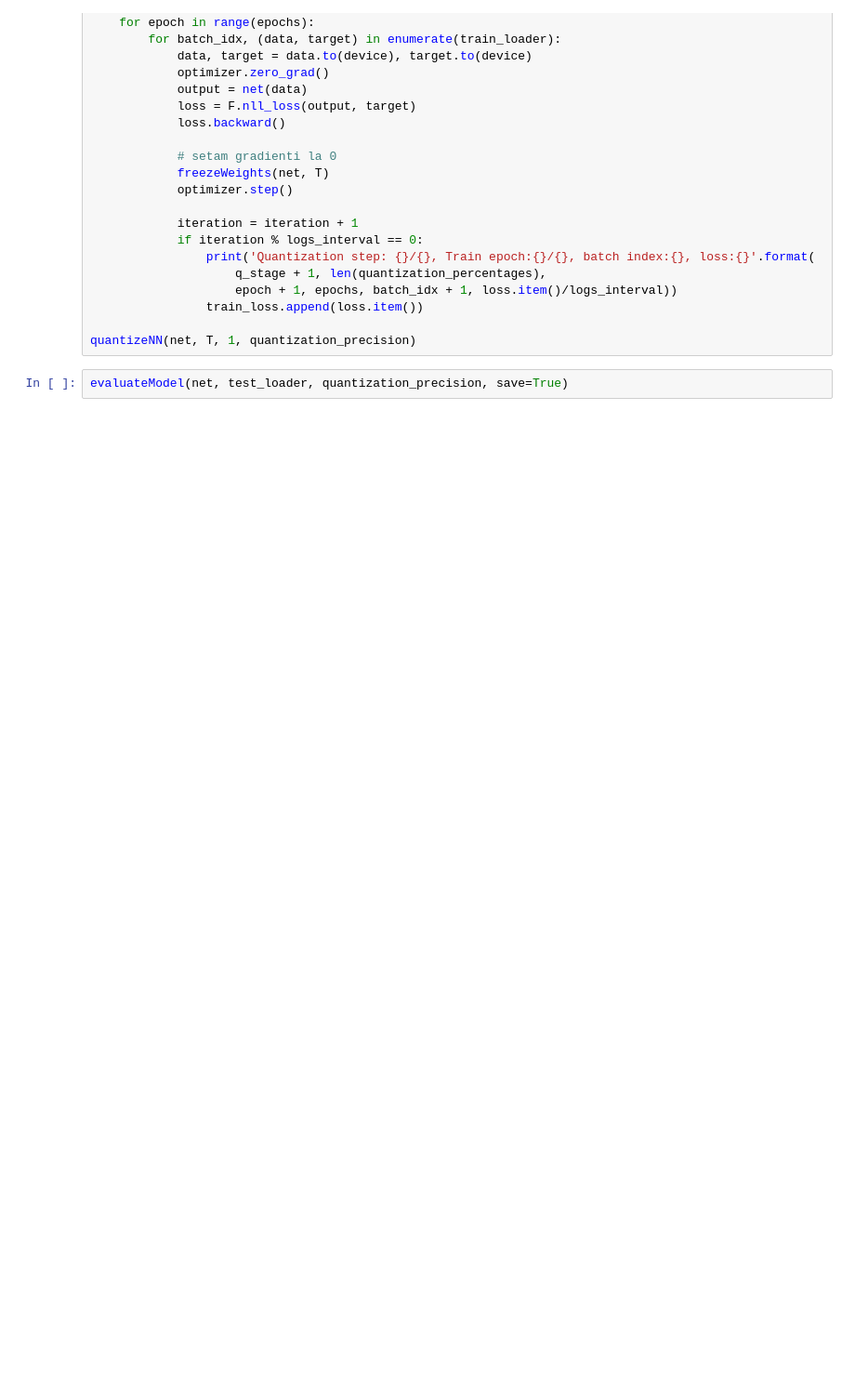
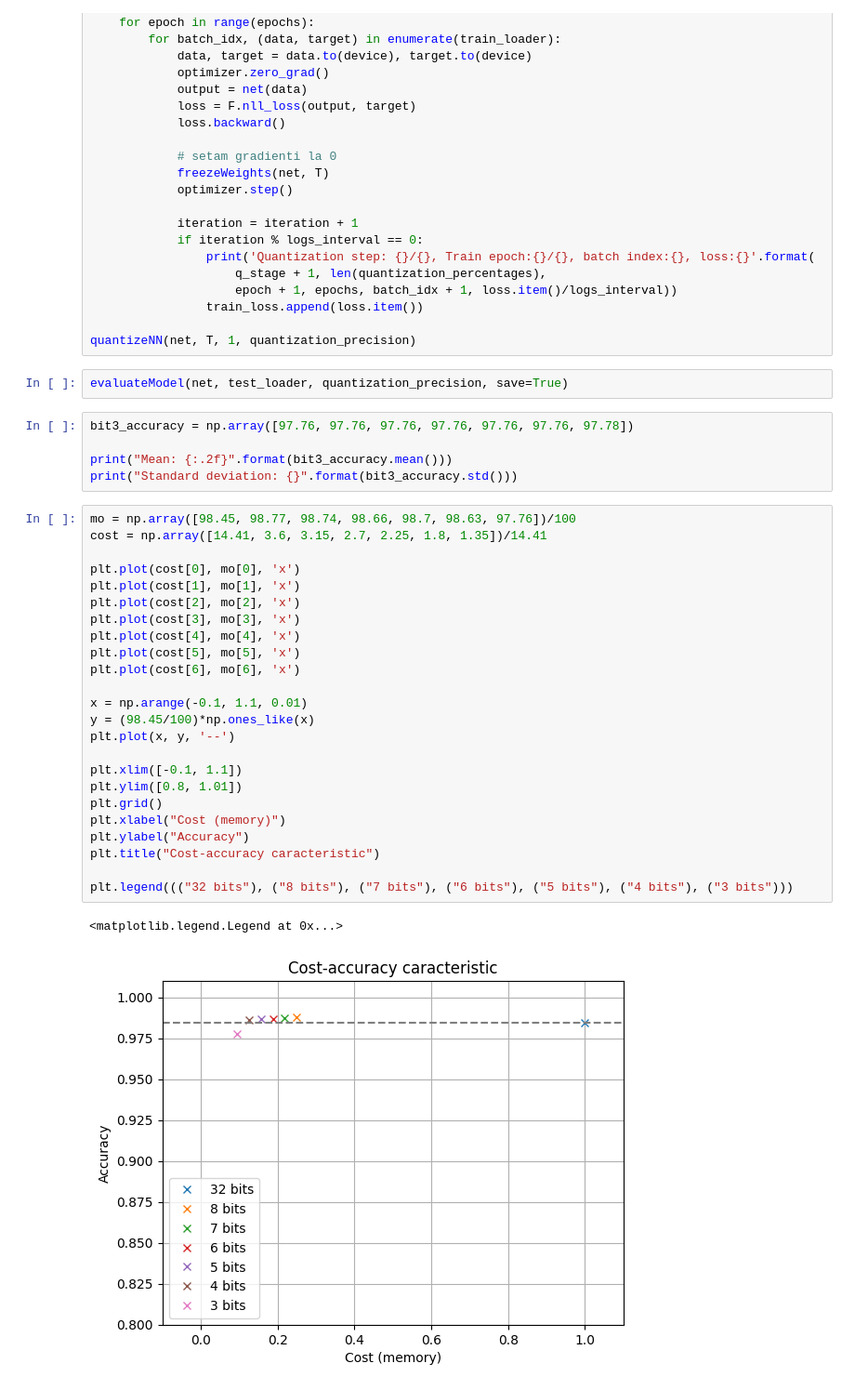
Before and after one commit to Markis-Iustin-Ioan-30126/Shift-Quantization, a Jupyter notebook: INQ/INQ.ipynb, the cells around one changed output. Shown at 93% size. Cells and saved outputs as stored; diff of their text form; blank space fills up the shorter version.

Commit message:
Cost-acc figure obtained

```diff
--- a/INQ/INQ.ipynb
+++ b/INQ/INQ.ipynb
@@ -299,3 +299,35 @@ for q_stage, percentage in enumerate(quantization_percentages):
 quantizeNN(net, T, 1, quantization_precision)
 # %%
 evaluateModel(net, test_loader, quantization_precision, save=True)
+# %%
+bit3_accuracy = np.array([97.76, 97.76, 97.76, 97.76, 97.76, 97.76, 97.78])
+
+print("Mean: {:.2f}".format(bit3_accuracy.mean()))
+print("Standard deviation: {}".format(bit3_accuracy.std()))
+# %%
+mo = np.array([98.45, 98.77, 98.74, 98.66, 98.7, 98.63, 97.76])/100
+cost = np.array([14.41, 3.6, 3.15, 2.7, 2.25, 1.8, 1.35])/14.41
+
+plt.plot(cost[0], mo[0], 'x')
+plt.plot(cost[1], mo[1], 'x')
+plt.plot(cost[2], mo[2], 'x')
+plt.plot(cost[3], mo[3], 'x')
+plt.plot(cost[4], mo[4], 'x')
+plt.plot(cost[5], mo[5], 'x')
+plt.plot(cost[6], mo[6], 'x')
+
+x = np.arange(-0.1, 1.1, 0.01)
+y = (98.45/100)*np.ones_like(x)
+plt.plot(x, y, '--')
+
+plt.xlim([-0.1, 1.1])
+plt.ylim([0.8, 1.01])
+plt.grid()
+plt.xlabel("Cost (memory)")
+plt.ylabel("Accuracy")
+plt.title("Cost-accuracy caracteristic")
+
+plt.legend((("32 bits"), ("8 bits"), ("7 bits"), ("6 bits"), ("5 bits"), ("4 bits"), ("3 bits")))
+# %% [output]
+<matplotlib.legend.Legend at 0x...>
+[figure, added]
```
Also changed, not shown: 2 other files.
